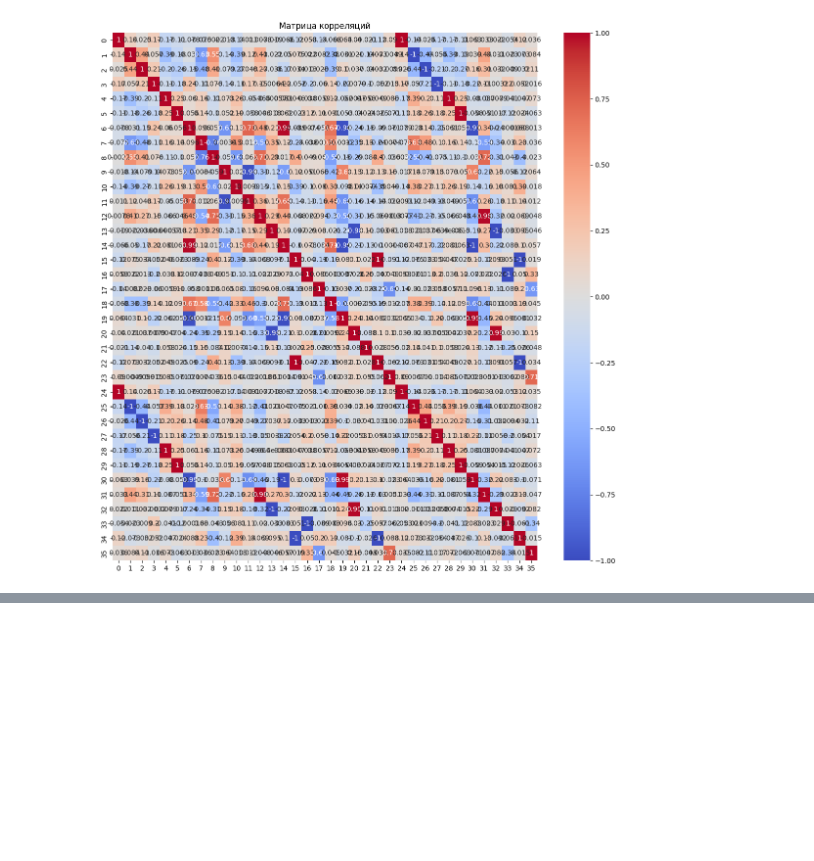
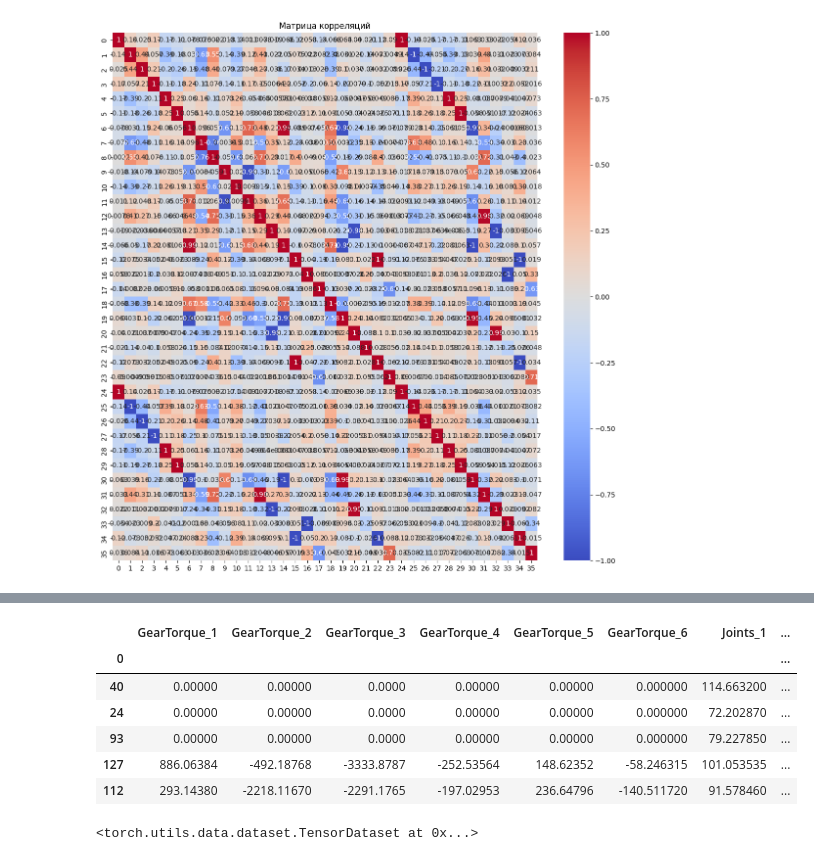
Before and after one commit to sohagutoro/neural_robotics, a Jupyter notebook: notebook/work_in_progress.ipynb, the cells around one changed output, grey strips where cells are left out. Saved outputs shown, nothing was run; the diff lists cells and outputs as text; code cells hidden in the pictures; blank space fills up the shorter version.

```diff
--- a/notebook/work_in_progress.ipynb
+++ b/notebook/work_in_progress.ipynb
@@ -308,0 +304,13 @@ if not result.empty:
+# %%
+from sklearn.model_selection import train_test_split
+
+
+train_df, test_df = train_test_split(
+    result2,
+    test_size=0.3,          # Доля тестовой выборки (30%)
+    random_state=42,        # Фиксируем случайность для воспроизводимости
+    shuffle=True            # Перемешивание данных перед разбиением (по умолчанию True)
+)
+
+print("Train shape:", train_df.shape)
+print("Test shape:", test_df.shape)
@@ -308,0 +388,10 @@ if not result.empty:
+# %%
+X_train.head()
+# %% [output]
+|  | GearTorque_1 | GearTorque_2 | GearTorque_3 | GearTorque_4 | GearTorque_5 | GearTorque_6 | Joints_1 | ... |
+| 0 |  |  |  |  |  |  |  | ... |
+| 40 | 0.00000 | 0.00000 | 0.0000 | 0.00000 | 0.00000 | 0.000000 | 114.663200 | ... |
+| 24 | 0.00000 | 0.00000 | 0.0000 | 0.00000 | 0.00000 | 0.000000 | 72.202870 | ... |
+| 93 | 0.00000 | 0.00000 | 0.0000 | 0.00000 | 0.00000 | 0.000000 | 79.227850 | ... |
+| 127 | 886.06384 | -492.18768 | -3333.8787 | -252.53564 | 148.62352 | -58.246315 | 101.053535 | ... |
+| 112 | 293.14380 | -2218.11670 | -2291.1765 | -197.02953 | 236.64796 | -140.511720 | 91.578460 | ... |
@@ -308,0 +410,4 @@ if not result.empty:
+# %%
+test_data
+# %% [output]
+<torch.utils.data.dataset.TensorDataset at 0x...>
```
Also changed, not shown: parts of 21 cells of this notebook.
